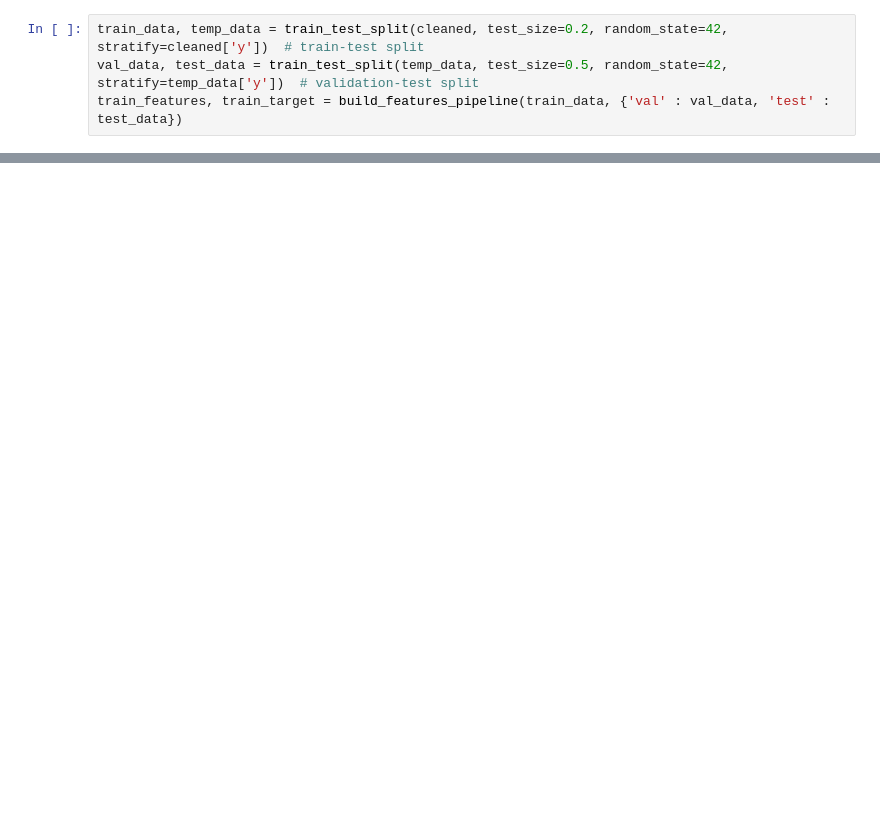
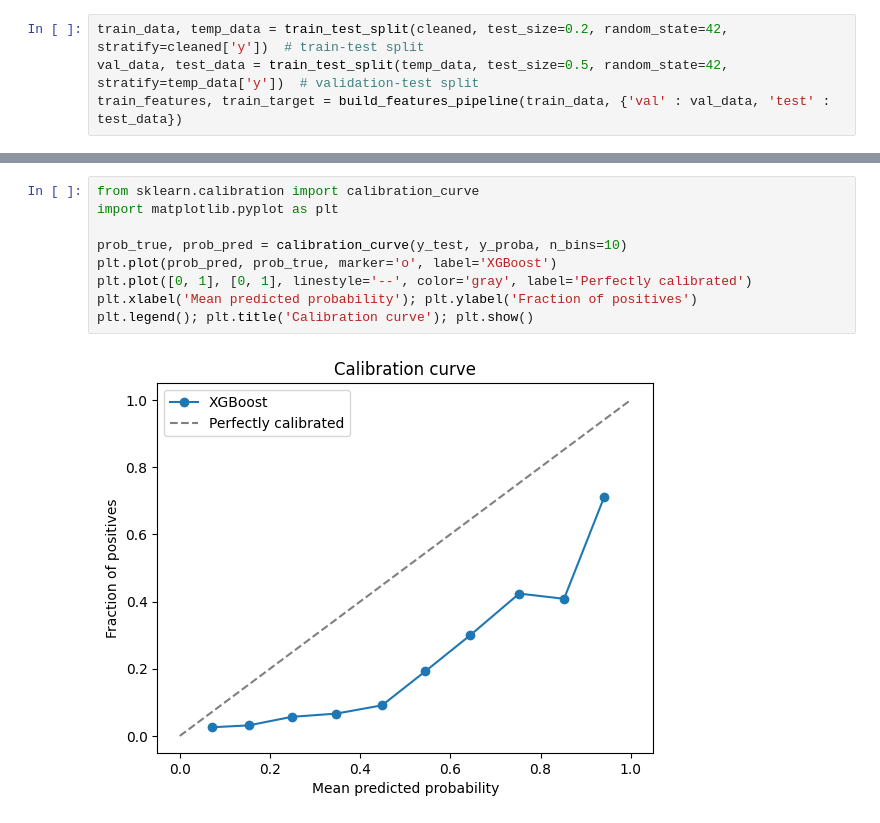
Before and after one commit to goyumsamuditha/Q1_Bank_Marketing, a Jupyter notebook: notebooks/model_experiments.ipynb, the cells around one changed output, grey strips where cells are left out. Cells and saved outputs as stored; diff of their text form; blank space fills up the shorter version.

```diff
--- a/notebooks/model_experiments.ipynb
+++ b/notebooks/model_experiments.ipynb
@@ -73,0 +133,11 @@ flag_disparate_subgroups(subgroup_performance_df, metric='recall', threshold=0.1
+# %%
+from sklearn.calibration import calibration_curve
+import matplotlib.pyplot as plt
+
+prob_true, prob_pred = calibration_curve(y_test, y_proba, n_bins=10)
+plt.plot(prob_pred, prob_true, marker='o', label='XGBoost')
+plt.plot([0, 1], [0, 1], linestyle='--', color='gray', label='Perfectly calibrated')
+plt.xlabel('Mean predicted probability'); plt.ylabel('Fraction of positives')
+plt.legend(); plt.title('Calibration curve'); plt.show()
+# %% [output]
+[figure, added]
```
Also changed, not shown: parts of 13 cells of this notebook.
